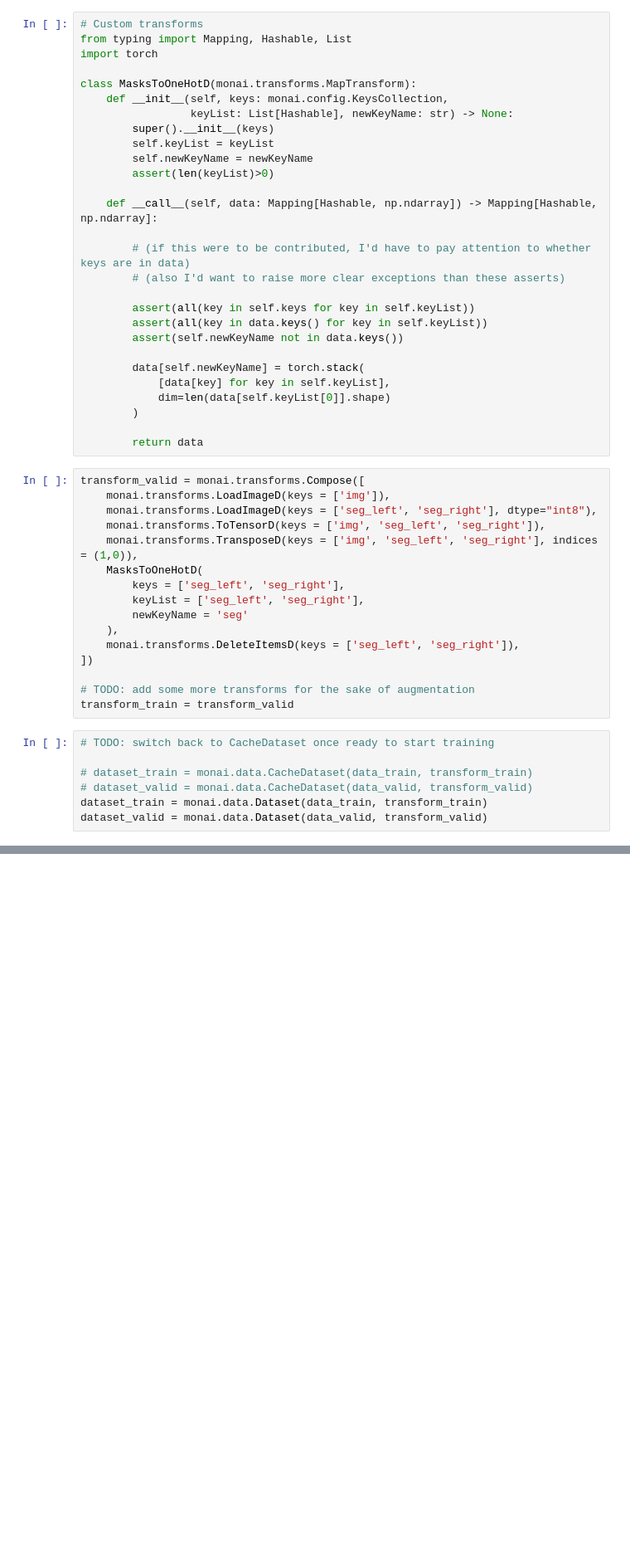
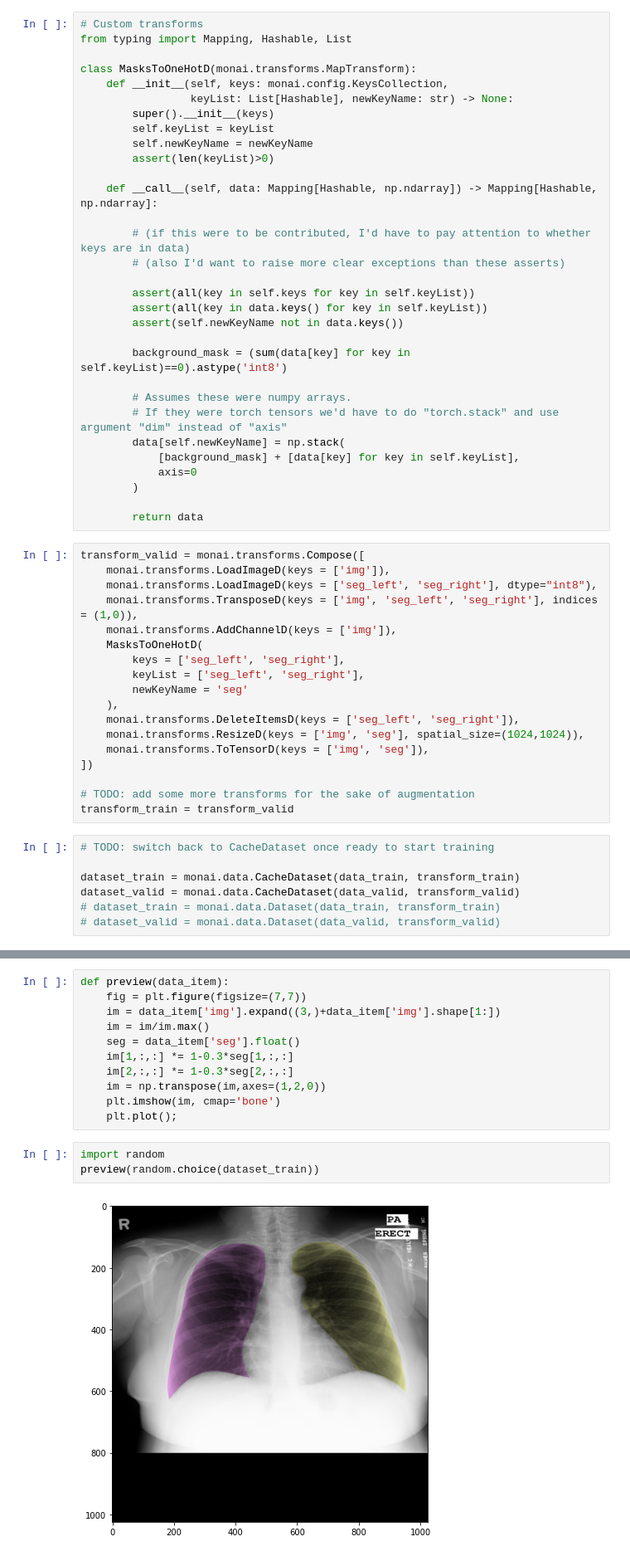
Before and after one commit to ebrahimebrahim/lung-seg-exploration, a Jupyter notebook: exploration.ipynb, the cells around one changed output, grey strips where cells are left out. Shown: that part at 83% size. Cells and saved outputs as stored; diff of their text form; blank space fills up the shorter version.

```diff
--- a/exploration.ipynb
+++ b/exploration.ipynb
@@ -116,7 +120,6 @@ data_train, data_valid = monai.data.utils.partition_dataset_classes(
 # %%
 # Custom transforms
 from typing import Mapping, Hashable, List
-import torch
 
 class MasksToOneHotD(monai.transforms.MapTransform):
     def __init__(self, keys: monai.config.KeysCollection,
@@ -135,9 +138,13 @@ class MasksToOneHotD(monai.transforms.MapTransform):
         assert(all(key in data.keys() for key in self.keyList))
         assert(self.newKeyName not in data.keys())
 
-        data[self.newKeyName] = torch.stack(
-            [data[key] for key in self.keyList],
-            dim=len(data[self.keyList[0]].shape)
+        background_mask = (sum(data[key] for key in self.keyList)==0).astype('int8')
+
+        # Assumes these were numpy arrays.
+        # If they were torch tensors we'd have to do "torch.stack" and use argument "dim" instead of "axis"
+        data[self.newKeyName] = np.stack(
+            [background_mask] + [data[key] for key in self.keyList],
+            axis=0
         )
 
         return data
@@ -145,14 +152,16 @@ class MasksToOneHotD(monai.transforms.MapTransform):
 transform_valid = monai.transforms.Compose([
     monai.transforms.LoadImageD(keys = ['img']),
     monai.transforms.LoadImageD(keys = ['seg_left', 'seg_right'], dtype="int8"),
-    monai.transforms.ToTensorD(keys = ['img', 'seg_left', 'seg_right']),
     monai.transforms.TransposeD(keys = ['img', 'seg_left', 'seg_right'], indices = (1,0)),
+    monai.transforms.AddChannelD(keys = ['img']),
     MasksToOneHotD(
         keys = ['seg_left', 'seg_right'],
         keyList = ['seg_left', 'seg_right'],
         newKeyName = 'seg'
     ),
     monai.transforms.DeleteItemsD(keys = ['seg_left', 'seg_right']),
+    monai.transforms.ResizeD(keys = ['img', 'seg'], spatial_size=(1024,1024)),
+    monai.transforms.ToTensorD(keys = ['img', 'seg']),
 ])
 
 # TODO: add some more transforms for the sake of augmentation
@@ -160,10 +169,10 @@ transform_train = transform_valid
 # %%
 # TODO: switch back to CacheDataset once ready to start training
 
-# dataset_train = monai.data.CacheDataset(data_train, transform_train)
-# dataset_valid = monai.data.CacheDataset(data_valid, transform_valid)
-dataset_train = monai.data.Dataset(data_train, transform_train)
-dataset_valid = monai.data.Dataset(data_valid, transform_valid)
+dataset_train = monai.data.CacheDataset(data_train, transform_train)
+dataset_valid = monai.data.CacheDataset(data_valid, transform_valid)
+# dataset_train = monai.data.Dataset(data_train, transform_train)
+# dataset_valid = monai.data.Dataset(data_valid, transform_valid)
 # %%
 dataset_train[0].keys()
 # %% [output]
@@ -184,0 +182,16 @@ torch.int8
+# %%
+def preview(data_item):
+    fig = plt.figure(figsize=(7,7))
+    im = data_item['img'].expand((3,)+data_item['img'].shape[1:])
+    im = im/im.max()
+    seg = data_item['seg'].float()
+    im[1,:,:] *= 1-0.3*seg[1,:,:]
+    im[2,:,:] *= 1-0.3*seg[2,:,:]
+    im = np.transpose(im,axes=(1,2,0))
+    plt.imshow(im, cmap='bone')
+    plt.plot();
+# %%
+import random
+preview(random.choice(dataset_train))
+# %% [output]
+[figure, added]
```
Also changed, not shown: parts of 21 cells of this notebook.
